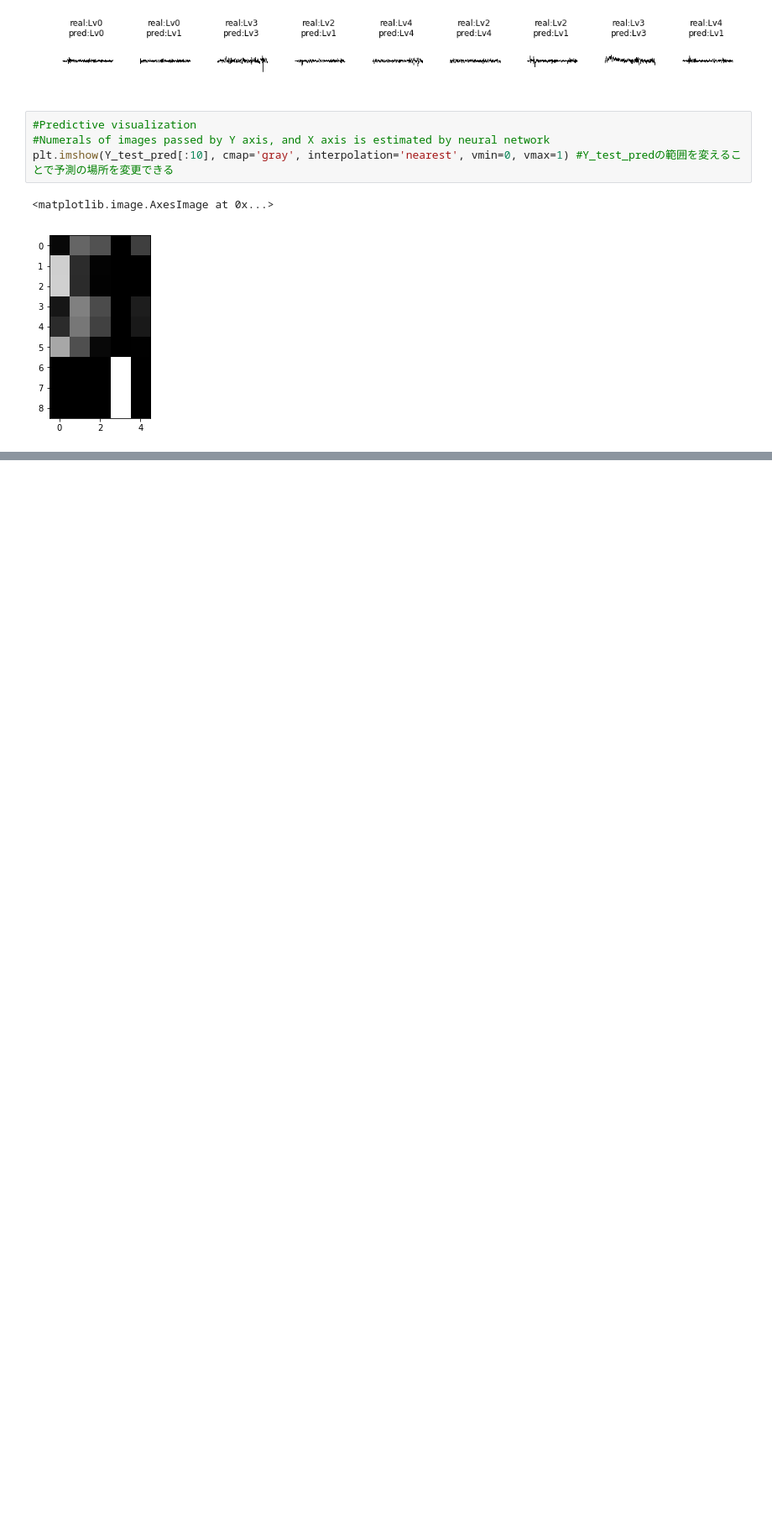
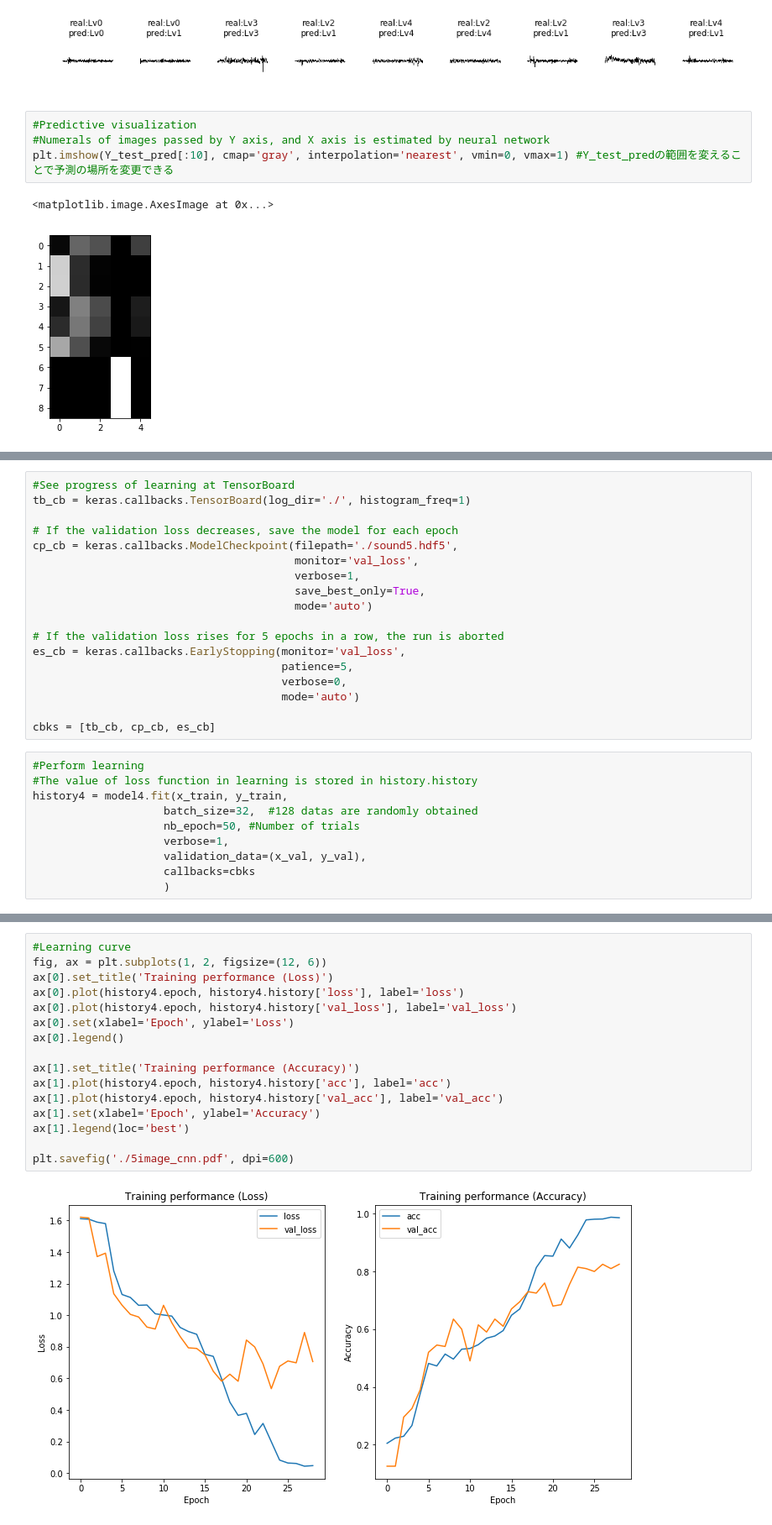
Before and after one commit to ANJAEJIN/EXP_DSP, a Jupyter notebook: cnn.ipynb, the cells around one changed output, grey strips where cells are left out. Shown at 84% size. Cells and saved outputs as stored; diff of their text form; blank space fills up the shorter version.

```diff
--- a/cnn.ipynb
+++ b/cnn.ipynb
@@ -956,0 +1146,28 @@ plt.imshow(Y_test_pred[:10], cmap='gray', interpolation='nearest', vmin=0, vmax=
+# %%
+#See progress of learning at TensorBoard
+tb_cb = keras.callbacks.TensorBoard(log_dir='./', histogram_freq=1)
+
+# If the validation loss decreases, save the model for each epoch
+cp_cb = keras.callbacks.ModelCheckpoint(filepath='./sound5.hdf5',
+                                        monitor='val_loss',
+                                        verbose=1,
+                                        save_best_only=True,
+                                        mode='auto')
+
+# If the validation loss rises for 5 epochs in a row, the run is aborted
+es_cb = keras.callbacks.EarlyStopping(monitor='val_loss',
+                                      patience=5,
+                                      verbose=0,
+                                      mode='auto')
+
+cbks = [tb_cb, cp_cb, es_cb]
+# %%
+#Perform learning
+#The value of loss function in learning is stored in history.history
+history4 = model4.fit(x_train, y_train,
+                    batch_size=32,  #128 datas are randomly obtained
+                    nb_epoch=50, #Number of trials
+                    verbose=1,
+                    validation_data=(x_val, y_val),
+                    callbacks=cbks
+                    )
@@ -956,0 +1206,18 @@ plt.imshow(Y_test_pred[:10], cmap='gray', interpolation='nearest', vmin=0, vmax=
+# %%
+#Learning curve
+fig, ax = plt.subplots(1, 2, figsize=(12, 6))
+ax[0].set_title('Training performance (Loss)')
+ax[0].plot(history4.epoch, history4.history['loss'], label='loss')
+ax[0].plot(history4.epoch, history4.history['val_loss'], label='val_loss')
+ax[0].set(xlabel='Epoch', ylabel='Loss')
+ax[0].legend()
+
+ax[1].set_title('Training performance (Accuracy)')
+ax[1].plot(history4.epoch, history4.history['acc'], label='acc')
+ax[1].plot(history4.epoch, history4.history['val_acc'], label='val_acc')
+ax[1].set(xlabel='Epoch', ylabel='Accuracy')
+ax[1].legend(loc='best')
+
+plt.savefig('./5image_cnn.pdf', dpi=600)
+# %% [output]
+[figure, added]
```
Also changed, not shown: parts of 58 cells of this notebook.
